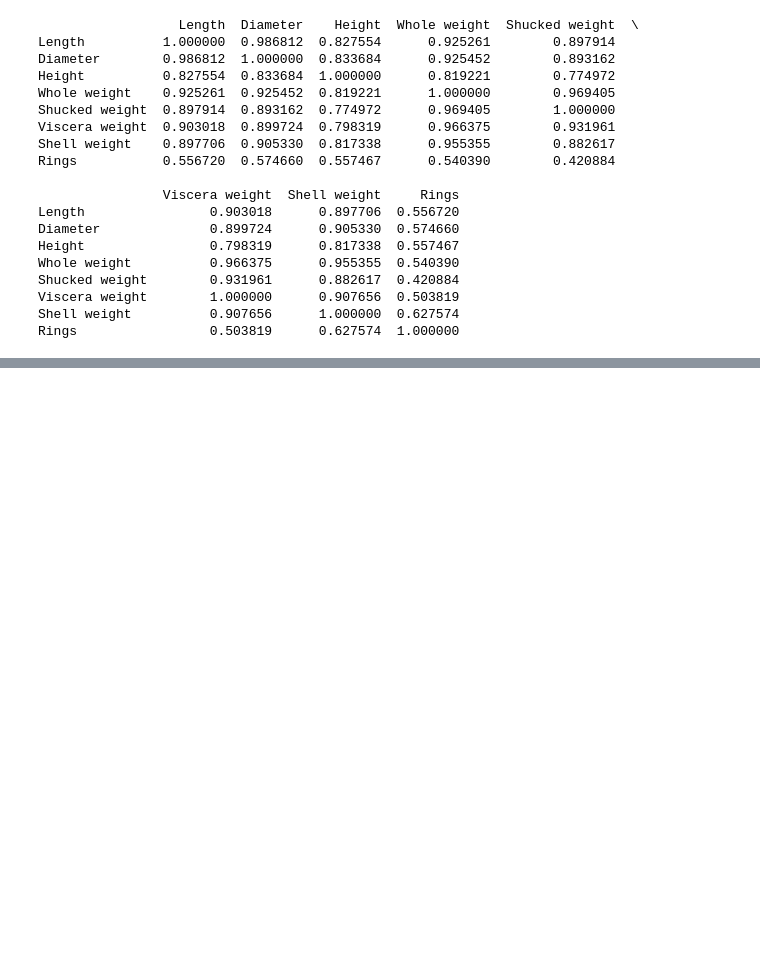
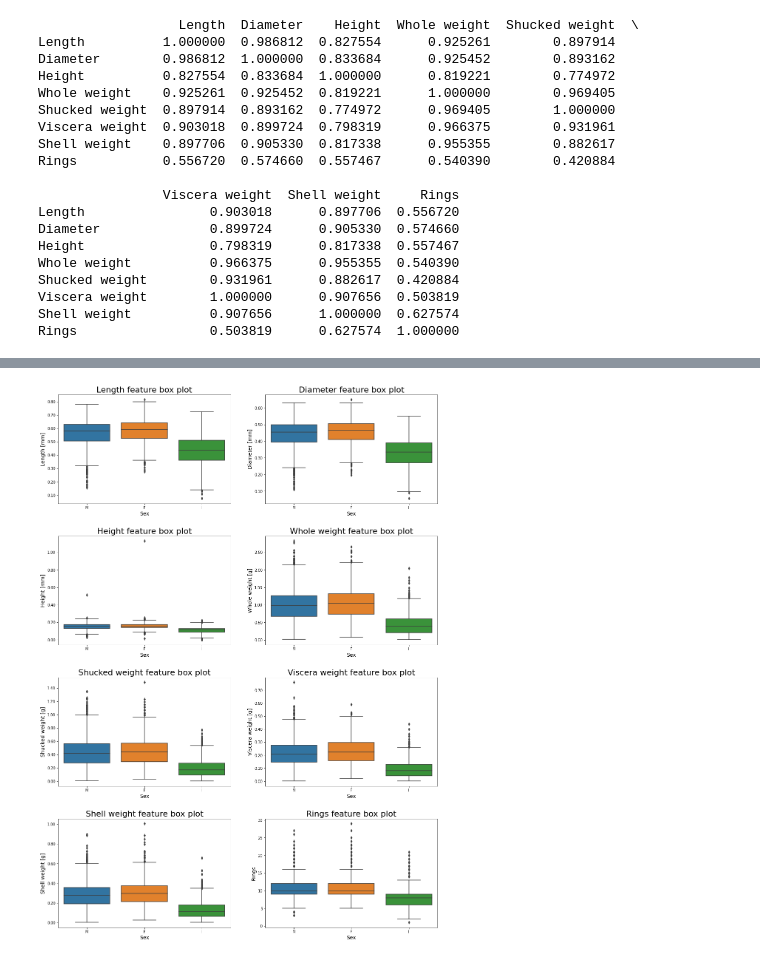
Before and after one commit to bartlomiejgraczyk/abalone-analysis, a Jupyter notebook: analysis.ipynb, the cells around one changed output, grey strips where cells are left out. Cells and saved outputs as stored; diff of their text form; code cells hidden in the pictures; blank space fills up the shorter version.

```diff
--- a/analysis.ipynb
+++ b/analysis.ipynb
@@ -215,0 +245,22 @@ dtype: float64
+# %%
+fig5, axes5 = plt.subplots(nrows=4, ncols=2)
+fig5.subplots_adjust(left=None, bottom=0, right=2.5, top=5, wspace=None,
+                    hspace=0.3)
+
+i = 0
+
+for feature in quantitative_features:
+    ax = axes5[i // 2, i % 2]
+    sns.boxplot(data=data, x='Sex', y=feature, ax=ax)
+    ax.set_title(feature + ' feature box plot', fontdict={'fontsize': 22})
+
+    ylabel = feature + ' [' + measures_dict[feature] + ']' if feature != 'Rings' else feature
+
+    ax.set_xlabel('Sex', fontdict={'fontsize': 14})
+    ax.set_ylabel(ylabel, fontdict={'fontsize': 14})
+
+    ax.yaxis.set_major_formatter(FormatStrFormatter('%.2f' if feature != 'Rings' else '%i'))
+
+    i += 1
+# %% [output]
+[figure, added]
```
Also changed, not shown: parts of 8 cells of this notebook.
